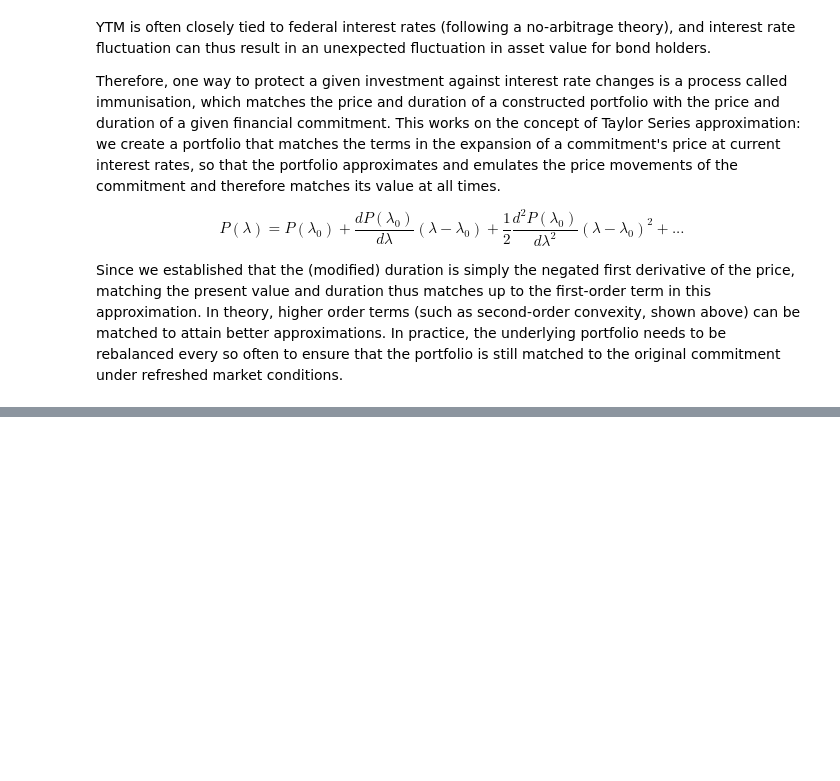
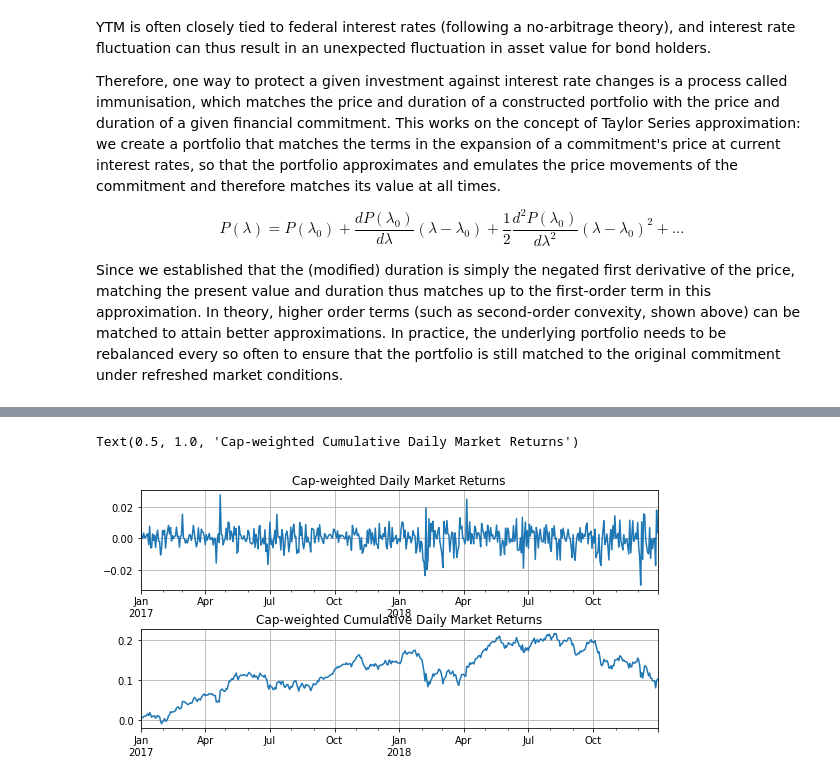
Before and after one commit to Darrekt/SPMLF-CW, a Jupyter notebook: main.ipynb, the cells around one changed output, grey strips where cells are left out. Cells and saved outputs as stored; diff of their text form; code cells hidden in the pictures; blank space fills up the shorter version.

```diff
--- a/main.ipynb
+++ b/main.ipynb
@@ -576,0 +654,15 @@ Since we established that the (modified) duration is simply the negated first de
+# %%
+market_returns = df['ret'].multiply(df['mcap'])       # Daily return per company, element-wise multiplication with market cap
+total_market_caps = df['mcap'].sum(axis=1)            # Daily total market values
+market_returns = market_returns.sum(axis=1).divide(total_market_caps)  # Sum across companies and divide by total market cap
+
+fig, (ax1, ax2) = plt.subplots(2,1)
+market_returns.plot(ax=ax1, grid=True)
+market_returns.cumsum().plot(ax=ax2, grid=True)
+fig.set_size_inches(8,4)
+fig.tight_layout()
+ax1.set_title("Cap-weighted Daily Market Returns")
+ax2.set_title("Cap-weighted Cumulative Daily Market Returns")
+# %% [output]
+Text(0.5, 1.0, 'Cap-weighted Cumulative Daily Market Returns')
+[figure, added]
```
Also changed, not shown: parts of 18 cells of this notebook, 1 other file.
